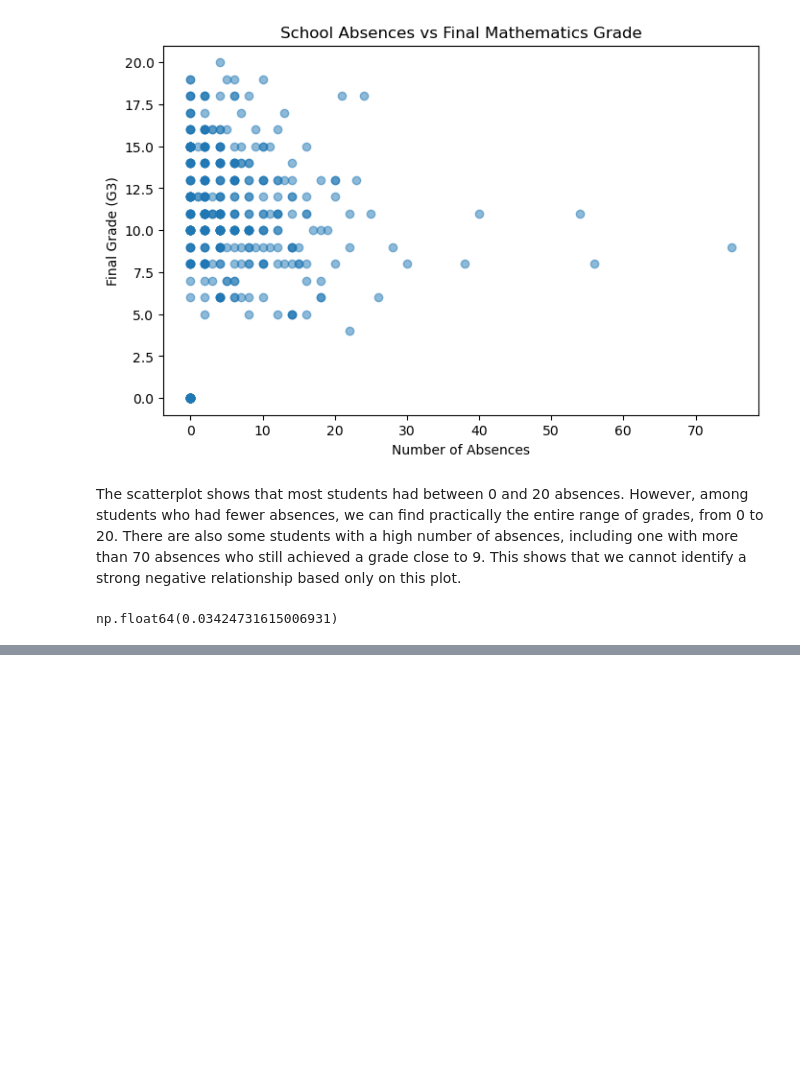
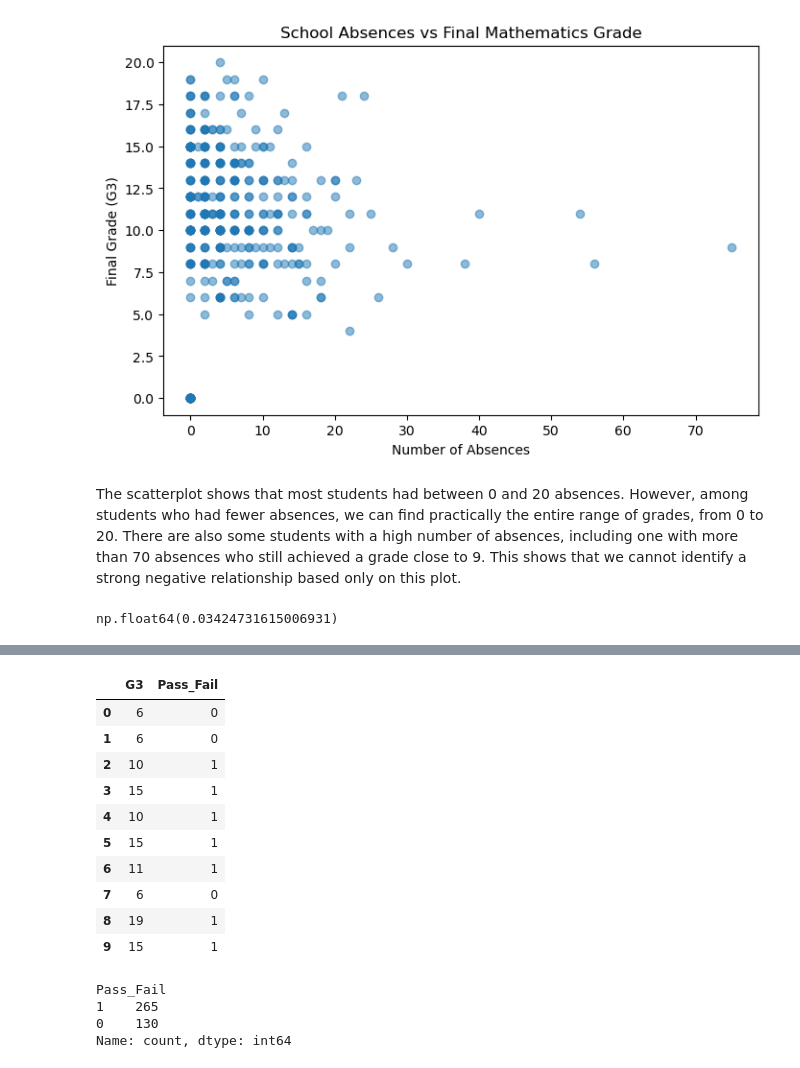
Before and after one commit to sba23349-spec/CA1_MachineLearning_sba23349, a Jupyter notebook: CA1-ML-sba23349.ipynb, the cells around one changed output, grey strips where cells are left out. Drawn from its saved outputs; the diff is of its cells as text; code cells hidden in the pictures; blank space fills up the shorter version.

```diff
--- a/CA1-ML-sba23349.ipynb
+++ b/CA1-ML-sba23349.ipynb
@@ -312,0 +319,2 @@ np.float64(0.03424731615006931)
+# %%
+df = df_original.copy()
@@ -312,0 +323,21 @@ np.float64(0.03424731615006931)
+# %%
+df[['G3', 'Pass_Fail']].head(10)
+# %% [output]
+|  | G3 | Pass_Fail |
+| 0 | 6 | 0 |
+| 1 | 6 | 0 |
+| 2 | 10 | 1 |
+| 3 | 15 | 1 |
+| 4 | 10 | 1 |
+| 5 | 15 | 1 |
+| 6 | 11 | 1 |
+| 7 | 6 | 0 |
+| 8 | 19 | 1 |
+| 9 | 15 | 1 |
+# %%
+df['Pass_Fail'].value_counts()
+# %% [output]
+Pass_Fail
+1    265
+0    130
+Name: count, dtype: int64
```
Also changed, not shown: parts of 38 cells of this notebook.
